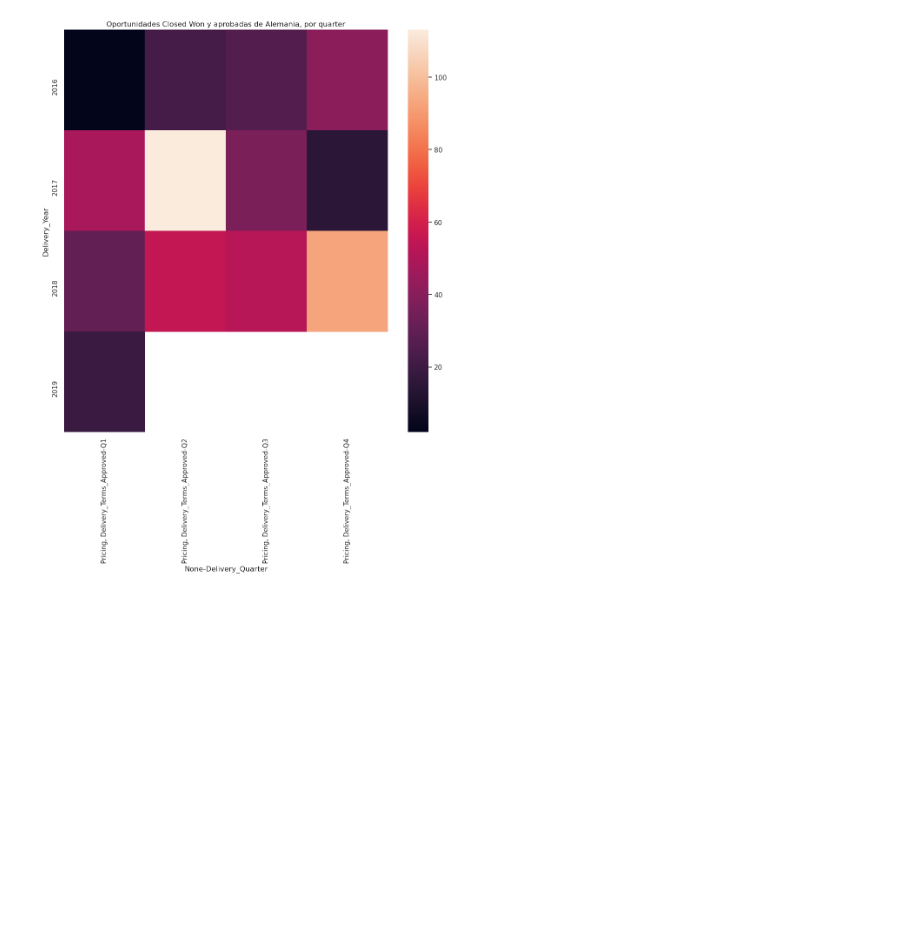
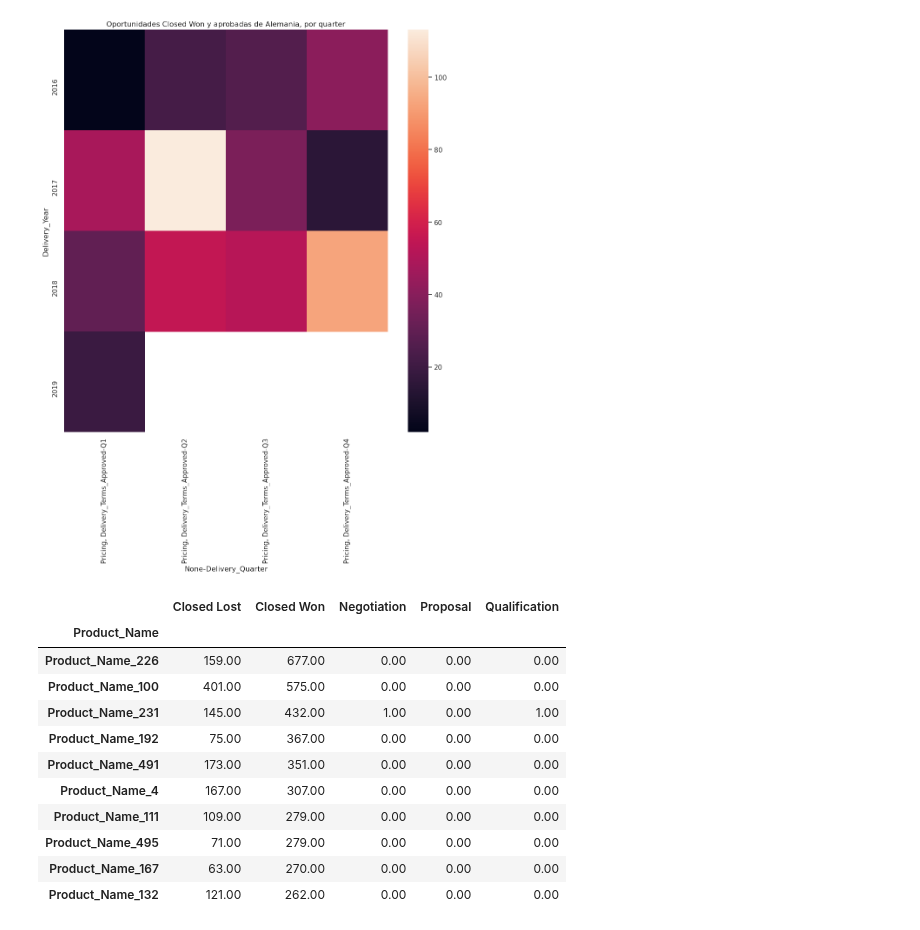
Before and after one commit to germanbc/Organizacion-de-Datos-2c2020-TP1, a Jupyter notebook: TP1 - Daiana v2.ipynb, the cells around one changed output. Saved outputs shown, nothing was run; the diff lists cells and outputs as text; code cells hidden in the pictures; blank space fills up the shorter version.

```diff
--- a/TP1 - Daiana v2.ipynb
+++ b/TP1 - Daiana v2.ipynb
@@ -90,3 +90,22 @@ sns.heatmap(GermanyQuarters,ax = ax)
 # %% [output]
 <matplotlib.axes._subplots.AxesSubplot at 0x...>
 [figure]
+# %%
+productos = eci.groupby('Product_Name')['Stage'].value_counts().to_frame()
+productos = productos.unstack()
+productos.columns = ['Closed Lost','Closed Won','Negotiation','Proposal','Qualification']
+productos = productos.fillna(0).nlargest(20, 'Closed Won')
+productos.head(10)
+# %% [output]
+|  | Closed Lost | Closed Won | Negotiation | Proposal | Qualification |
+| Product_Name |  |  |  |  |  |
+| Product_Name_226 | 159.00 | 677.00 | 0.00 | 0.00 | 0.00 |
+| Product_Name_100 | 401.00 | 575.00 | 0.00 | 0.00 | 0.00 |
+| Product_Name_231 | 145.00 | 432.00 | 1.00 | 0.00 | 1.00 |
+| Product_Name_192 | 75.00 | 367.00 | 0.00 | 0.00 | 0.00 |
+| Product_Name_491 | 173.00 | 351.00 | 0.00 | 0.00 | 0.00 |
+| Product_Name_4 | 167.00 | 307.00 | 0.00 | 0.00 | 0.00 |
+| Product_Name_111 | 109.00 | 279.00 | 0.00 | 0.00 | 0.00 |
+| Product_Name_495 | 71.00 | 279.00 | 0.00 | 0.00 | 0.00 |
+| Product_Name_167 | 63.00 | 270.00 | 0.00 | 0.00 | 0.00 |
+| Product_Name_132 | 121.00 | 262.00 | 0.00 | 0.00 | 0.00 |
```
Also changed, not shown: parts of 3 cells of this notebook.
